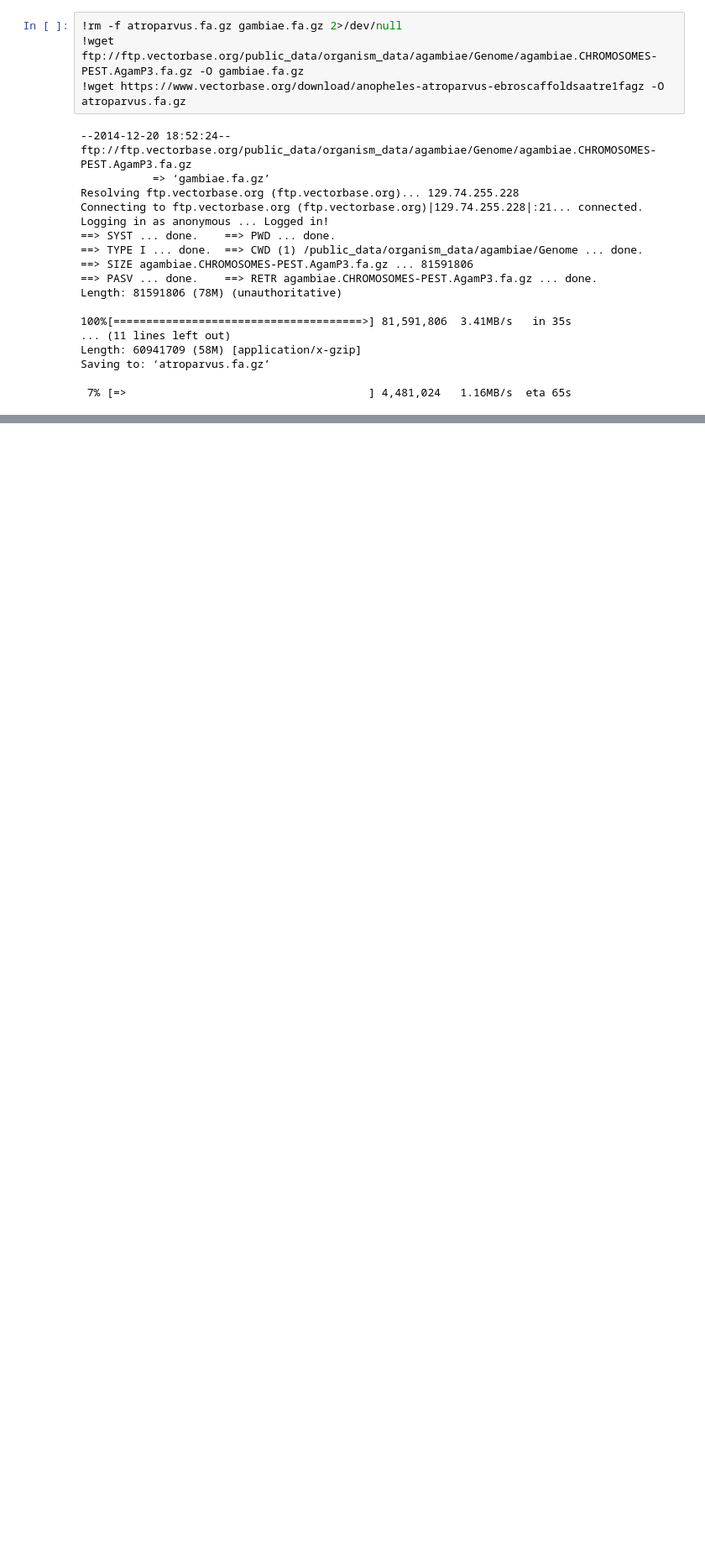
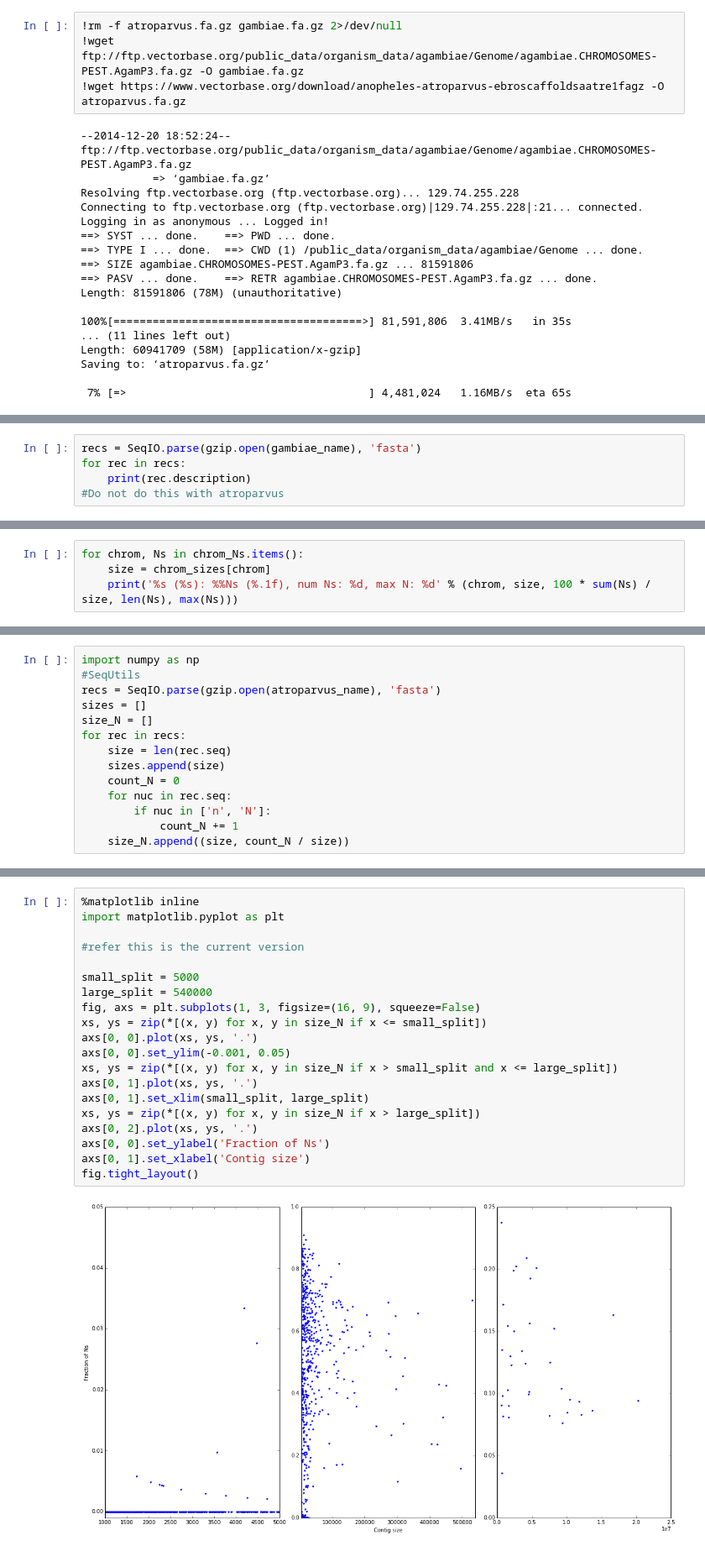
Before and after one commit to tiagoantao/bioinf-python, a Jupyter notebook: notebooks/02_Genomes/Low_Quality.ipynb, the cells around one changed output, grey strips where cells are left out. Shown at 84% size. Cells and saved outputs as stored; diff of their text form; blank space fills up the shorter version.

```diff
--- a/notebooks/02_Genomes/Low_Quality.ipynb
+++ b/notebooks/02_Genomes/Low_Quality.ipynb
@@ -22,0 +30,5 @@ Saving to: ‘atroparvus.fa.gz’
+# %%
+recs = SeqIO.parse(gzip.open(gambiae_name), 'fasta')
+for rec in recs:
+    print(rec.description)
+#Do not do this with atroparvus
@@ -22,0 +66,4 @@ Saving to: ‘atroparvus.fa.gz’
+# %%
+for chrom, Ns in chrom_Ns.items():
+    size = chrom_sizes[chrom]
+    print('%s (%s): %%Ns (%.1f), num Ns: %d, max N: %d' % (chrom, size, 100 * sum(Ns) / size, len(Ns), max(Ns)))
@@ -22,0 +78,14 @@ Saving to: ‘atroparvus.fa.gz’
+# %%
+import numpy as np
+#SeqUtils
+recs = SeqIO.parse(gzip.open(atroparvus_name), 'fasta')
+sizes = []
+size_N = []
+for rec in recs:
+    size = len(rec.seq)
+    sizes.append(size)
+    count_N = 0
+    for nuc in rec.seq:
+        if nuc in ['n', 'N']:
+            count_N += 1
+    size_N.append((size, count_N / size))
@@ -22,0 +97,22 @@ Saving to: ‘atroparvus.fa.gz’
+# %%
+%matplotlib inline
+import matplotlib.pyplot as plt
+
+#refer this is the current version
+
+small_split = 5000
+large_split = 540000
+fig, axs = plt.subplots(1, 3, figsize=(16, 9), squeeze=False)
+xs, ys = zip(*[(x, y) for x, y in size_N if x <= small_split])
+axs[0, 0].plot(xs, ys, '.')
+axs[0, 0].set_ylim(-0.001, 0.05)
+xs, ys = zip(*[(x, y) for x, y in size_N if x > small_split and x <= large_split])
+axs[0, 1].plot(xs, ys, '.')
+axs[0, 1].set_xlim(small_split, large_split)
+xs, ys = zip(*[(x, y) for x, y in size_N if x > large_split])
+axs[0, 2].plot(xs, ys, '.')
+axs[0, 0].set_ylabel('Fraction of Ns')
+axs[0, 1].set_xlabel('Contig size')
+fig.tight_layout()
+# %% [output]
+[figure, added]
```
Also changed, not shown: parts of 7 cells of this notebook.
